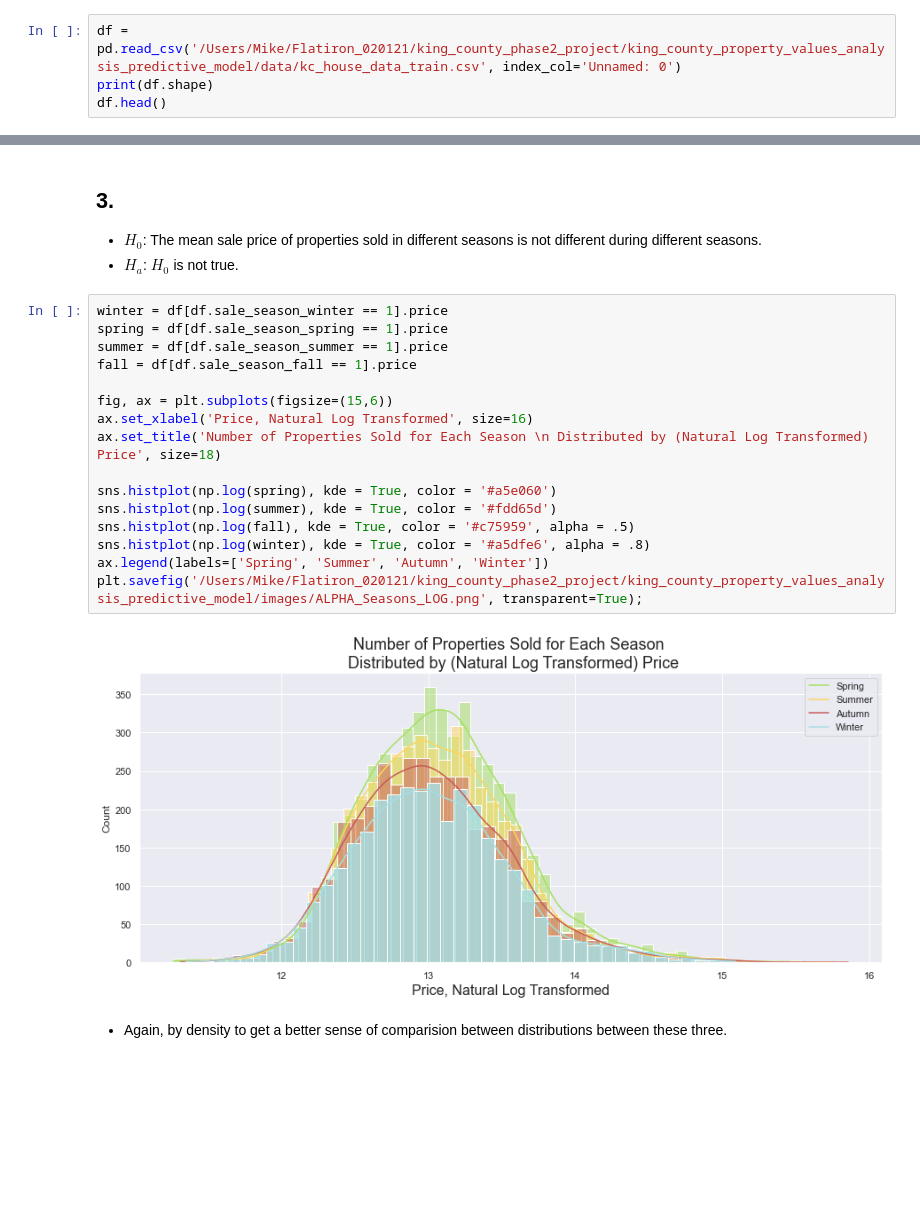
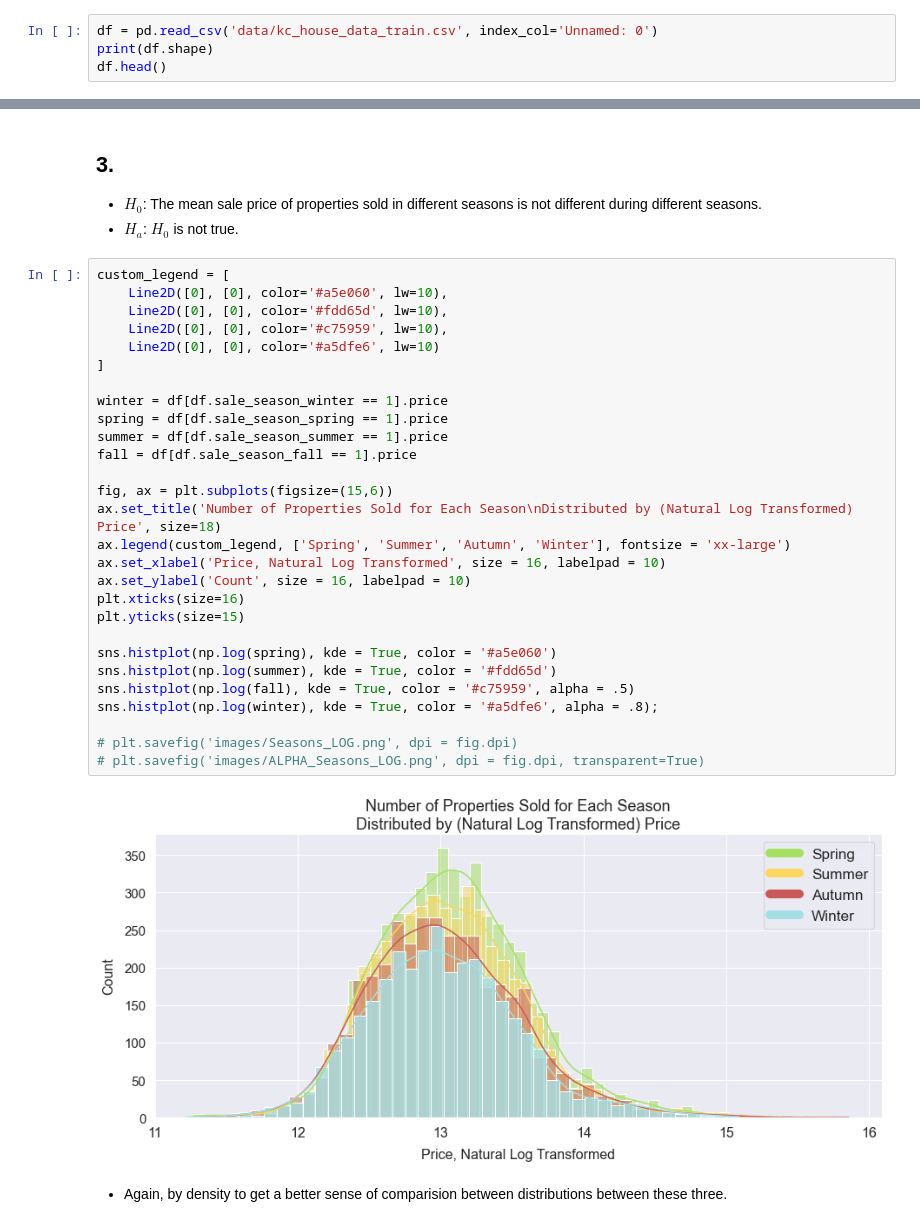
Before and after one commit to mike-flanagan/king_county_property_values_analysis_predictive_model, a Jupyter notebook: KingCounty_PropertySales_Exploration_Modeling_and_Results.ipynb, the cells around one changed output, grey strips where cells are left out. Saved outputs shown, nothing was run; the diff lists cells and outputs as text; blank space fills up the shorter version.

```diff
--- a/KingCounty_PropertySales_Exploration_Modeling_and_Results.ipynb
+++ b/KingCounty_PropertySales_Exploration_Modeling_and_Results.ipynb
@@ -28,7 +28,7 @@ import matplotlib.pyplot as plt
 
 pd.set_option('display.max_columns', 100)
 # %%
-df = pd.read_csv('/Users/Mike/Flatiron_020121/king_county_phase2_project/king_county_property_values_analysis_predictive_model/data/kc_house_data_train.csv', index_col='Unnamed: 0')
+df = pd.read_csv('data/kc_house_data_train.csv', index_col='Unnamed: 0')
 print(df.shape)
 df.head()
 # %% [output]
@@ -583,23 +629,35 @@ We should certainly consider this category worthy of distinction when we build o
  - $H_0$: The mean sale price of properties sold in different seasons is not different during different seasons.
  - $H_a$: $H_0$ is not true.
 # %%
+custom_legend = [
+    Line2D([0], [0], color='#a5e060', lw=10),
+    Line2D([0], [0], color='#fdd65d', lw=10),
+    Line2D([0], [0], color='#c75959', lw=10),
+    Line2D([0], [0], color='#a5dfe6', lw=10)
+]
+
 winter = df[df.sale_season_winter == 1].price
 spring = df[df.sale_season_spring == 1].price
 summer = df[df.sale_season_summer == 1].price
 fall = df[df.sale_season_fall == 1].price
 
 fig, ax = plt.subplots(figsize=(15,6))
-ax.set_xlabel('Price, Natural Log Transformed', size=16)
-ax.set_title('Number of Properties Sold for Each Season \n Distributed by (Natural Log Transformed) Price', size=18)
+ax.set_title('Number of Properties Sold for Each Season\nDistributed by (Natural Log Transformed) Price', size=18)
+ax.legend(custom_legend, ['Spring', 'Summer', 'Autumn', 'Winter'], fontsize = 'xx-large')
+ax.set_xlabel('Price, Natural Log Transformed', size = 16, labelpad = 10)
+ax.set_ylabel('Count', size = 16, labelpad = 10)
+plt.xticks(size=16)
+plt.yticks(size=15)
 
 sns.histplot(np.log(spring), kde = True, color = '#a5e060')
 sns.histplot(np.log(summer), kde = True, color = '#fdd65d')
 sns.histplot(np.log(fall), kde = True, color = '#c75959', alpha = .5)
-sns.histplot(np.log(winter), kde = True, color = '#a5dfe6', alpha = .8)
-ax.legend(labels=['Spring', 'Summer', 'Autumn', 'Winter'])
-plt.savefig('/Users/Mike/Flatiron_020121/king_county_phase2_project/king_county_property_values_analysis_predictive_model/images/ALPHA_Seasons_LOG.png', transparent=True);
+sns.histplot(np.log(winter), kde = True, color = '#a5dfe6', alpha = .8);
+
+# plt.savefig('images/Seasons_LOG.png', dpi = fig.dpi)
+# plt.savefig('images/ALPHA_Seasons_LOG.png', dpi = fig.dpi, transparent=True)
 # %% [output]
-[figure, old version]
+[figure, new version]
 # %% [markdown]
 - Again, by density to get a better sense of comparision between distributions between these three.
 # %%
```
Also changed, not shown: parts of 12 cells of this notebook, 10 other files.
